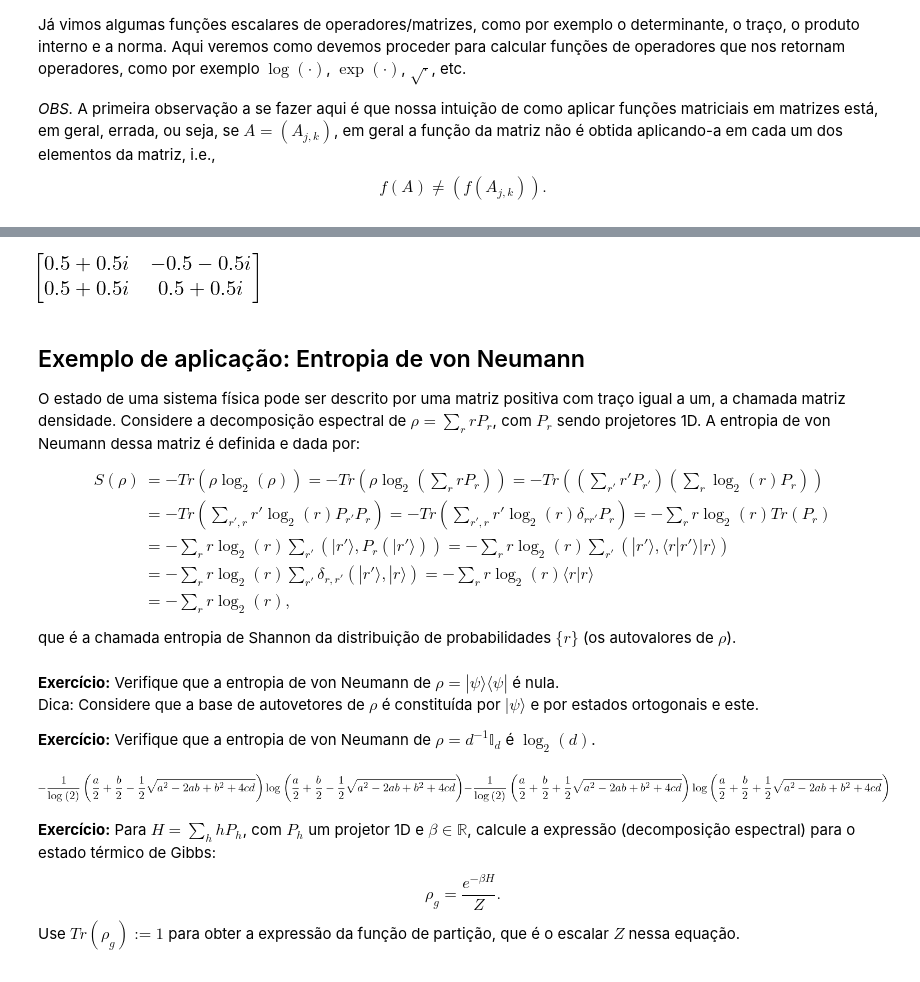
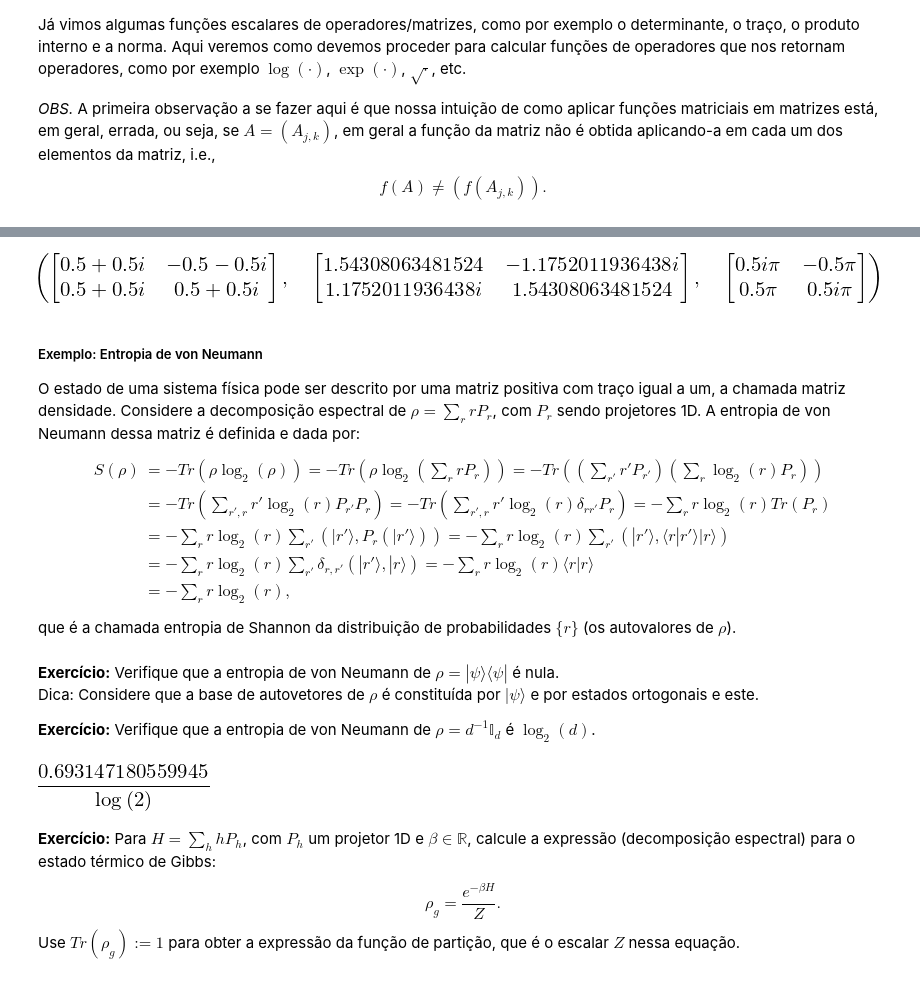
Before and after one commit to jonasmaziero/algebra_linear, a Jupyter notebook: 04_functions.ipynb, the cells around one changed output, grey strips where cells are left out. Cells and saved outputs as stored; diff of their text form; code cells hidden in the pictures.

```diff
--- a/04_functions.ipynb
+++ b/04_functions.ipynb
@@ -146,10 +132,6 @@ def BCH(c,B,A,order):
     return bch, terms
 # %%
-#A = Symbol("A", commutative = False)
-#B = Symbol("B", commutative = False)
-A = pauli(1)
-B = pauli(3)
-order = 6
-bch, terms = BCH(c,B,A,order)
-simplify(terms)
+A = Symbol("A", commutative = False); B = Symbol("B", commutative = False); c = Symbol("c")
+#A = pauli(1); B = pauli(3)
+order = 4; bch, terms = BCH(c,B,A,order); simplify(terms)
 # %% [output]
@@ -203,11 +205,6 @@ __Exercício:__ Calcule $\sqrt{\sigma_{y}}$.
 # %%
 def mat_func(A,func): # retorna exp(A) ou sqrt(A) de um operador normal
-    eig = A.eigenvects()
-    d = A.shape[0]
-    A_func = zeros(d,d)
-    ne = 0
-    j = 0
-    lk = 0
+    eig = A.eigenvects(); d = A.shape[0]; A_func = zeros(d,d); ne = 0; j = 0; lk = 0
     while ne < d:
         mult = eig[j][1] # multiplicidade
         ne += mult # número de autovalores considerados até então
@@ -217,17 +214,18 @@ def mat_func(A,func): # retorna exp(A) ou sqrt(A) de um operador normal
                 A_func += sqrt(eig[j][0])*(Proj/trace(Proj))
             elif func == 'exp':
                 A_func += exp(eig[j][0])*(Proj/trace(Proj))
+            elif func == 'ln':
+                A_func += ln(eig[j][0])*(Proj/trace(Proj))
         j += 1
     return A_func
 # %%
 A = pauli(2)
-#a,b,c,d = symbols("a b c d")
-#A = Matrix([[a,b],[c,d]])
-mat_func(A,'sqrt')
+#a,b,c,d = symbols("a b c d"); A = Matrix([[a,b],[c,d]])
+mat_func(A,'sqrt'), mat_func(A,'exp'), mat_func(A,'ln')
 # %% [output]
-[figure, old version]
+[figure, new version]
 # %% [markdown]
-## Exemplo de aplicação: Entropia de von Neumann
+##### Exemplo: Entropia de von Neumann
 O estado de uma sistema física pode ser descrito por uma matriz positiva com traço igual a um, a chamada matriz densidade. Considere a decomposição espectral de $\rho=\sum_{r}rP_{r}$, com $P_{r}$ sendo projetores 1D. A entropia de von Neumann dessa matriz é definida e dada por:
 \begin{align}
 S(\rho) &= -Tr(\rho\log_{2}(\rho)) = -Tr\left(\rho\log_{2}\left(\sum_{r}rP_{r}\right)\right) = -Tr\left(\left(\sum_{r'}r'P_{r'}\right)\left(\sum_{r}\log_{2}(r)P_{r}\right)\right) \\
@@ -276,11 +266,11 @@ def von_neumann(rho):
     evals = eVals(rho)
     return shannon(evals)
 # %%
-a, b, c, d = symbols("a b c d"); rho = Matrix([[a,c],[d,b]])
-#rho = Matrix([[1/2,0],[0,1/2]])
+#a, b, c, d = symbols("a b c d"); rho = Matrix([[a,c],[d,b]])
+rho = Matrix([[1/2.,0],[0,1/2.]])
 evals = zeros(rho.shape[0],1); von_neumann(rho)
 # %% [output]
-[figure, old version]
+[figure, new version]
 # %% [markdown]
 __Exercício:__ Para $H=\sum_{h}hP_{h}$, com $P_{h}$ um projetor 1D e $\beta\in\mathbb{R}$, calcule a expressão (decomposição espectral) para o estado térmico de Gibbs:
 \begin{equation}
```
Also changed, not shown: parts of 22 cells of this notebook, 1 other file.
